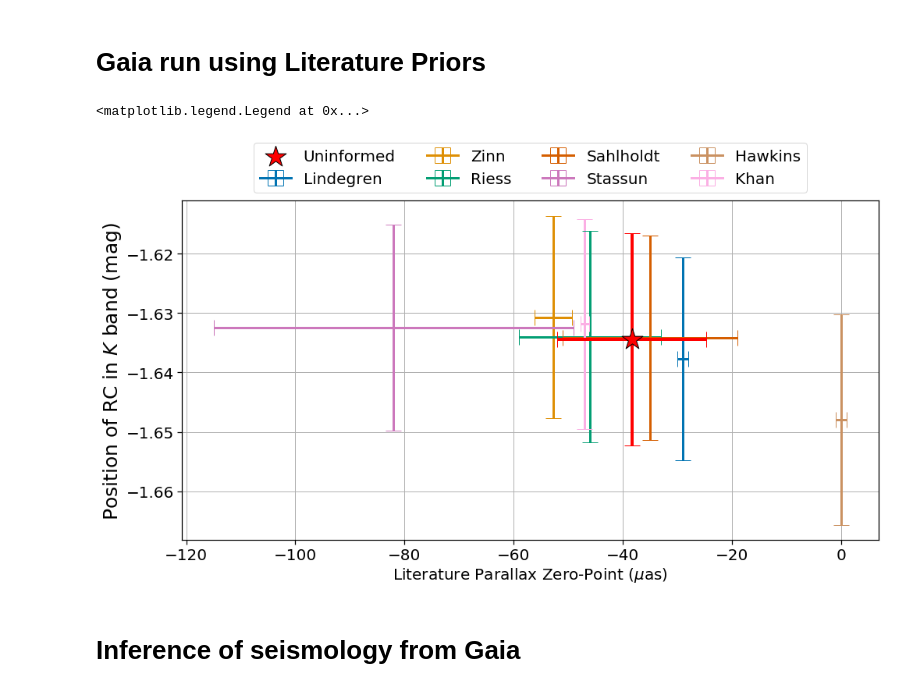
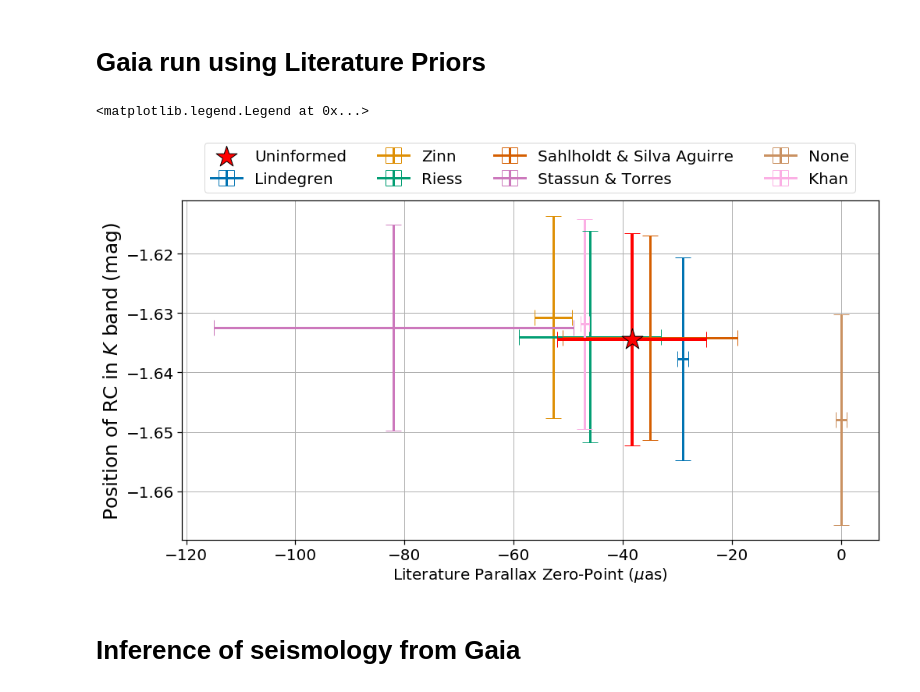
Before and after one commit to ojhall94/GAIA, a Jupyter notebook: Scripts/talk_plots.ipynb, the cells around one changed output. Cells and saved outputs as stored; diff of their text form; code cells hidden in the pictures.

Commit message:
Regenerated Plots

```diff
--- a/Scripts/talk_plots.ipynb
+++ b/Scripts/talk_plots.ipynb
@@ -329,29 +329,31 @@ for idx in indices:
 # %%
 fig, ax = plt.subplots(figsize=(16, 8))
 
 ax.grid()
 ax.set_axisbelow(True)
 
+modindices = ['Lindegren','Zinn','Riess','Sahlholdt & Silva Aguirre','Stassun & Torres','None','Uninformed','Khan']
+
 ax.set_ylabel(r'Position of RC in $K$ band (mag)', fontsize=25)
 ax.set_xlabel(r'Literature Parallax Zero-Point ($\mu \rm as$)')
-for idx in oozps.index.values:
+for n, idx in enumerate(oozps.index.values):
     if idx == 'Uninformed':
         sel = df['Source'] == idx
         (_, caps, _) = ax.errorbar(df[sel].oo_zp,df[sel]['mu'],
                         yerr=df[sel]['mu_std'], xerr=df[sel].oo_zp_std,
                         linewidth=4., capsize=10, zorder=2,c='r',label=None)
-        ax.scatter(df[sel].oo_zp, df[sel].mu, marker='*',s=800, c='r', label=idx,zorder=10, edgecolor='k')
+        ax.scatter(df[sel].oo_zp, df[sel].mu, marker='*',s=800, c='r', label=modindices[n],zorder=10, edgecolor='k')
     else:
         sel = df['Source'] == idx
         (_, caps, _) = ax.errorbar(oozps.loc[idx]['mu'],df[sel]['mu'],
                         yerr=df[sel]['mu_std'], xerr=oozps.loc[idx]['spread'],
-                        linewidth=3., capsize=10, label=idx, zorder=1)
+                        linewidth=3., capsize=10, label=modindices[n], zorder=1)
     for cap in caps:
         cap.set_markeredgewidth(1)
 ax.legend(loc='lower center', fontsize=20,ncol=len(indices)/2, bbox_to_anchor=(.5, 1.))
 # %% [output]
 <matplotlib.legend.Legend at 0x...>
-[figure, old version]
+[figure, new version]
 # %% [markdown]
 # Inference of seismology from Gaia
 # %% [markdown]
```
